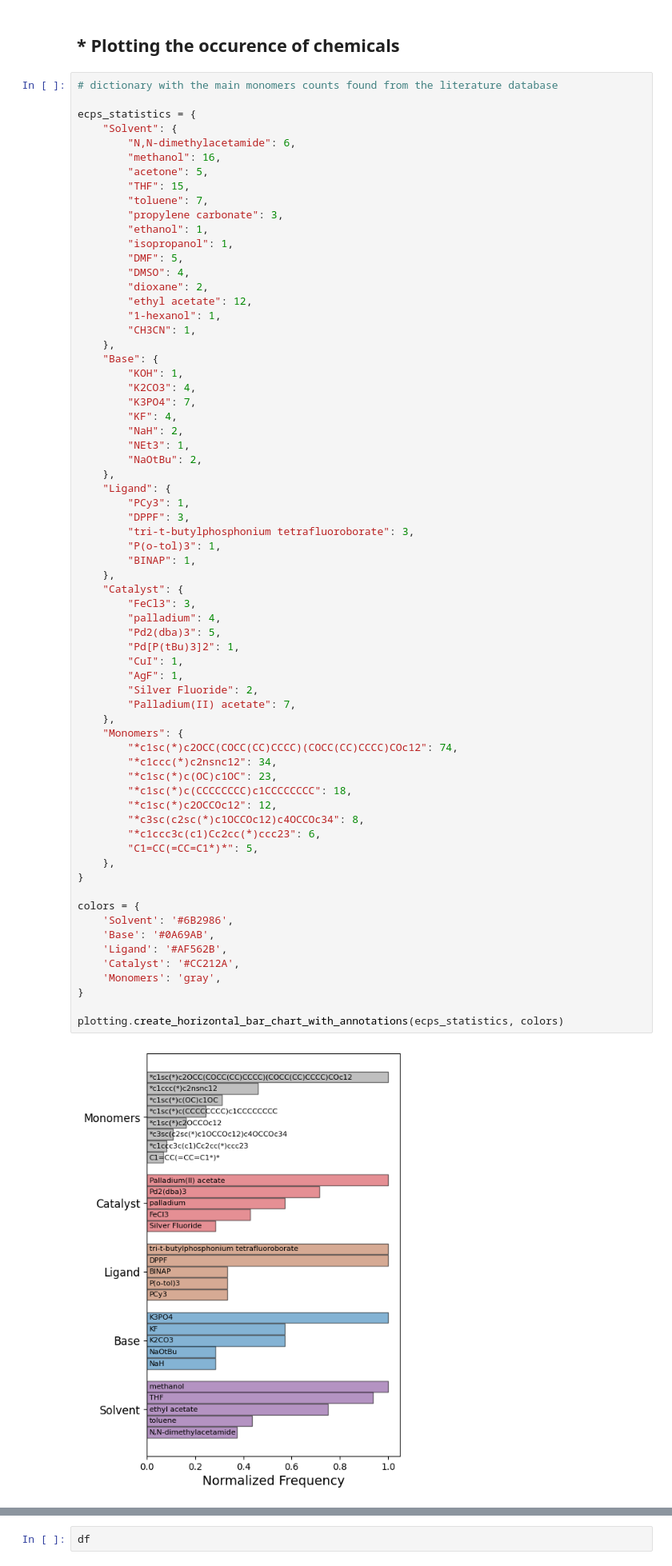
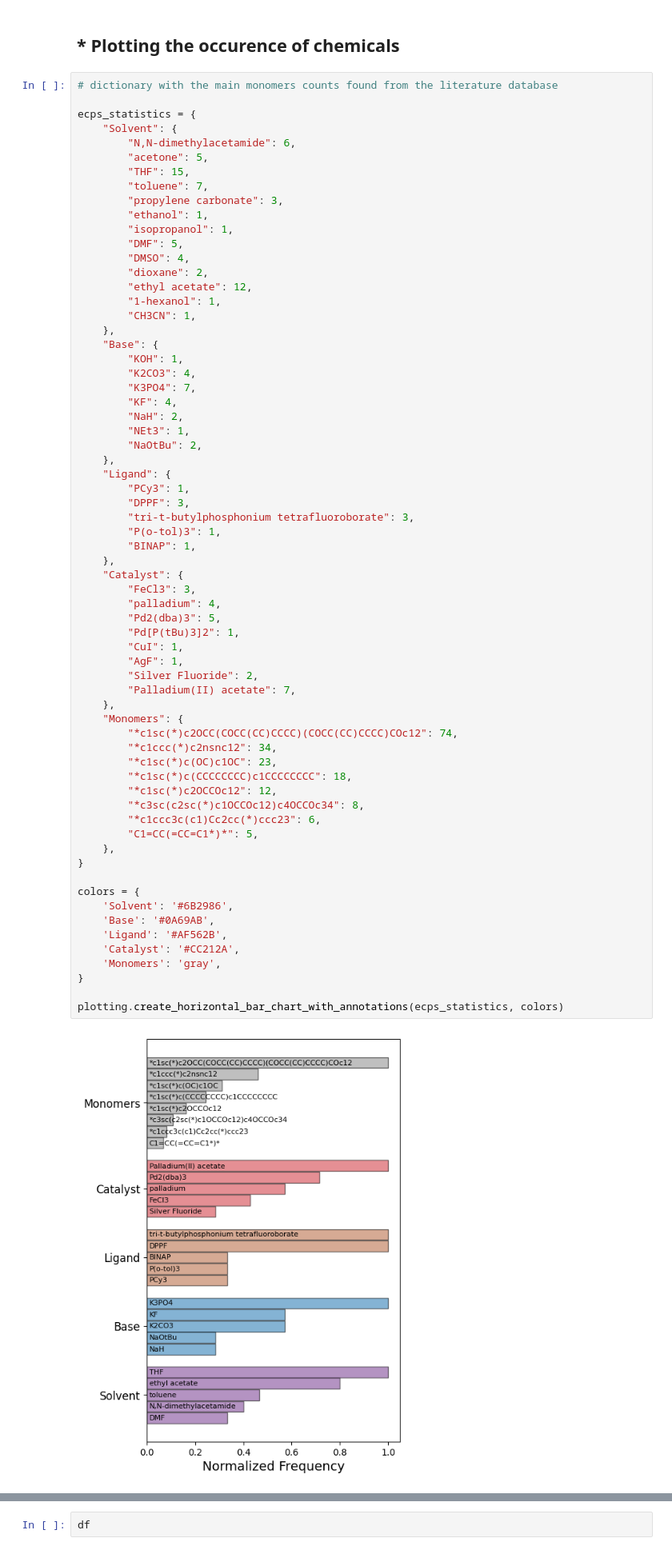
Before and after one commit to Mu-Mu-github/EPoly_LitMining_ColorPred, a Jupyter notebook: demo1.ipynb, the cells around one changed output, grey strips where cells are left out. Shown at 80% size. Saved outputs shown, nothing was run; the diff lists cells and outputs as text.

```diff
--- a/demo1.ipynb
+++ b/demo1.ipynb
@@ -115,7 +146,6 @@ ecps_synthesis
 ecps_statistics = {
     "Solvent": {
         "N,N-dimethylacetamide": 6,
-        "methanol": 16,
         "acetone": 5,
         "THF": 15,
         "toluene": 7,
@@ -150,34 +180,34 @@ ecps_statistics = {
         "palladium": 4,
         "Pd2(dba)3": 5,
         "Pd[P(tBu)3]2": 1,
         "CuI": 1,
         "AgF": 1,
         "Silver Fluoride": 2,
         "Palladium(II) acetate": 7,
     },
     "Monomers": {
         "*c1sc(*)c2OCC(COCC(CC)CCCC)(COCC(CC)CCCC)COc12": 74,
         "*c1ccc(*)c2nsnc12": 34,
         "*c1sc(*)c(OC)c1OC": 23,
         "*c1sc(*)c(CCCCCCCC)c1CCCCCCCC": 18,
         "*c1sc(*)c2OCCOc12": 12,
         "*c3sc(c2sc(*)c1OCCOc12)c4OCCOc34": 8,
         "*c1ccc3c(c1)Cc2cc(*)ccc23": 6,
         "C1=CC(=CC=C1*)*": 5,
     },
 }
 
 colors = {
     'Solvent': '#6B2986',
     'Base': '#0A69AB',
     'Ligand': '#AF562B',
     'Catalyst': '#CC212A',
     'Monomers': 'gray',
 }
 
 plotting.create_horizontal_bar_chart_with_annotations(ecps_statistics, colors)
 # %% [output]
-[figure, old version]
+[figure, new version]
 # %% [markdown]
 ## * Extracting molecular structure information
 # %%
```
Also changed, not shown: parts of 4 cells of this notebook, 3 other files.
